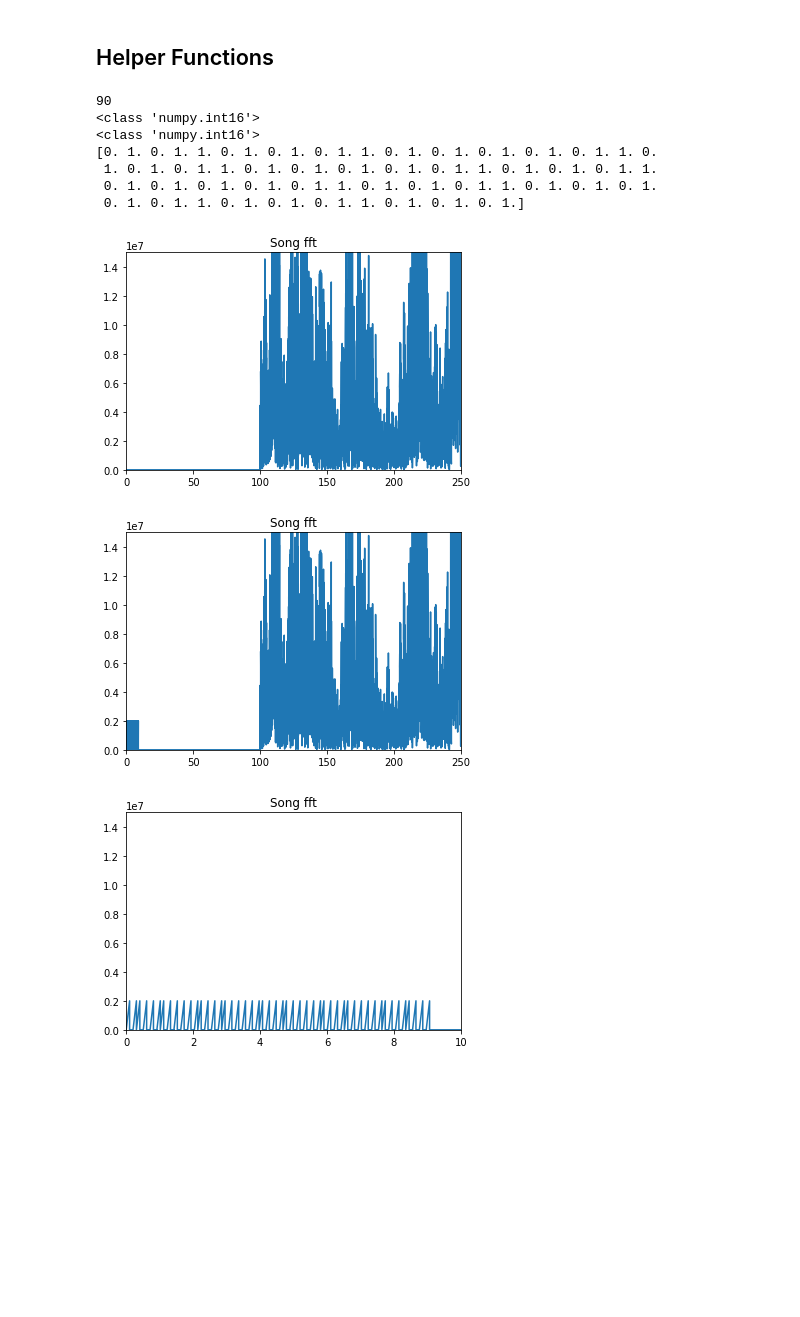
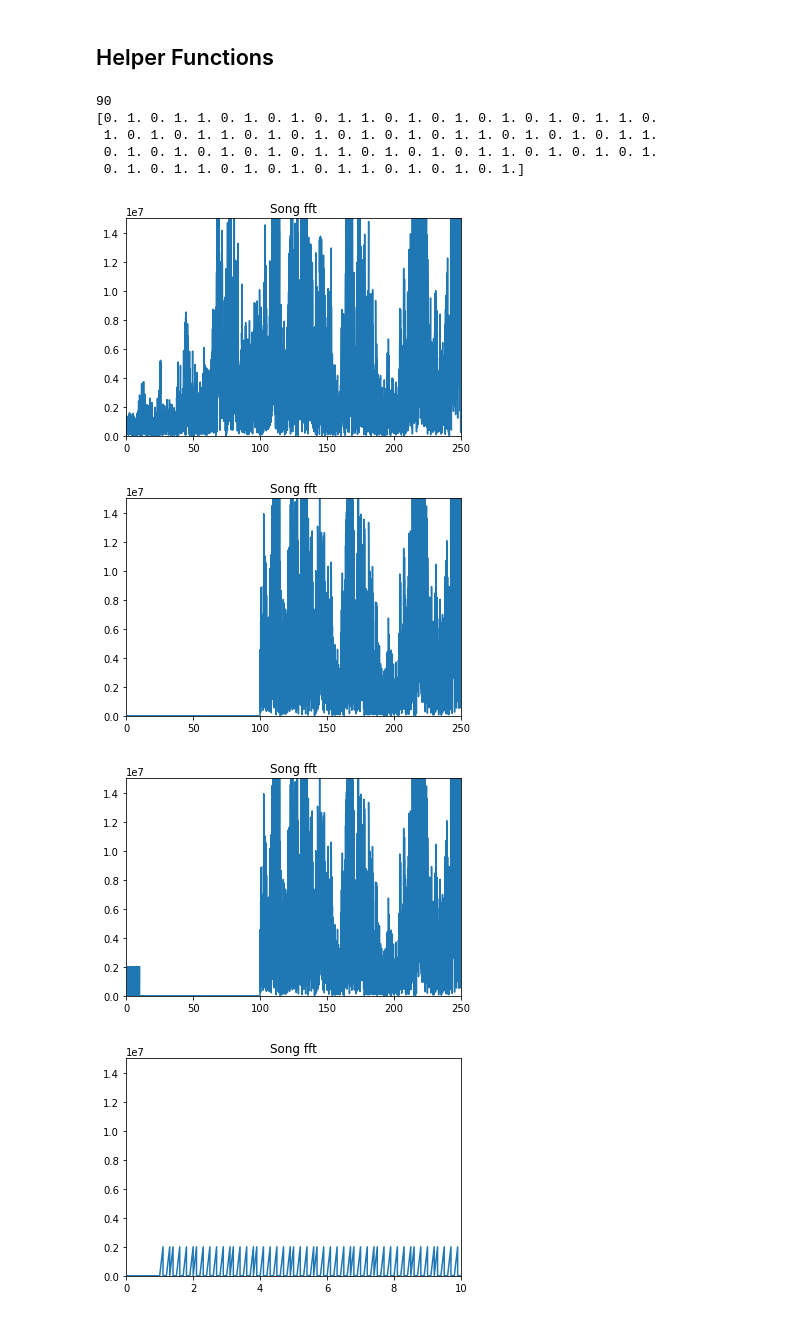
Before and after one commit to Carciax/EEE4114F-PRJ, a Jupyter notebook: Low Frequency Hiding.ipynb, the cells around one changed output. Saved outputs shown, nothing was run; the diff lists cells and outputs as text; code cells hidden in the pictures; blank space fills up the shorter version.

Commit message:
audio encoding and decoding

```diff
--- a/Low Frequency Hiding.ipynb
+++ b/Low Frequency Hiding.ipynb
@@ -57,20 +69,3 @@ def add_data(audio, data, ampl, fs, df, f_min):
-# %%
-def recover_data(audio, data_ampl, data_len, fs, df, f_min):
-    data = np.zeros(data_len)
-
-    f_data = np.linspace(f_min, f_min + (len(data)-1) * df, len(data))
-    f_audio = np.fft.rfftfreq(len(audio), 1/fs)
-    audio_fft = np.fft.rfft(audio)
-
-    f_d = 0
-    for f in range(len(f_audio)):
-        if (f_data[f_d] >= f_audio[f]):
-            if (audio_fft[f] > data_ampl/2):
-                data[f_d] = 1
-            f_d += 1
-            if f_d == len(f_data):
-                break
-    return data
 # %% [markdown]
 ## Encryption Functions
 # %% [markdown]
@@ -87,28 +82,31 @@ def plot_fft(audio, fs, f_max = 250):
 # %%
 DELTA_FREQUENCIES = 0.1 # Hz
 LOWEST_FREQUENCY = 1 # Hz
 data = [0, 1, 0, 1, 1, 0, 1, 0, 1, 0, 1, 1, 0, 1, 0, 1, 0, 1, 0, 1, 0, 1, 1, 0, 1, 0, 1, 0, 1, 1, 0, 1, 0, 1, 0, 1, 0, 1, 0, 1, 1, 0, 1, 0, 1, 0, 1, 1, 0, 1, 0, 1, 0, 1, 0, 1, 0, 1, 1, 0, 1, 0, 1, 0, 1, 1, 0, 1, 0, 1, 0, 1, 0, 1, 0, 1, 1, 0, 1, 0, 1, 0, 1, 1, 0, 1, 0, 1, 0, 1]
 print(len(data))
 
-fs, audio = audio_from_wav('bumblebee_small.wav')
-pad_audio(audio, fs, DELTA_FREQUENCIES)
+fs, audio = audio_from_wav('AudioFiles/bumblebee_small.wav')
+N_original = len(audio)
+plot_fft(audio, fs)
+
+audio = pad_audio(audio, fs, DELTA_FREQUENCIES)
 audio = remove_low_frequencies(audio, fs, 100)
 plot_fft(audio, fs)
+
 audio = add_data(audio, data, 0.2e7, fs, DELTA_FREQUENCIES, LOWEST_FREQUENCY)
 plot_fft(audio, fs)
 plot_fft(audio, fs, 10)
-audio_to_wav(audio, 'bumblebee_small_with_data.wav', fs)
+audio_to_wav(audio, 'AudioFiles/bumblebee_small_with_data.wav', fs, N_original)
 
 data_r = recover_data(audio, 0.2e7, len(data), fs, DELTA_FREQUENCIES, LOWEST_FREQUENCY)
 print(data_r)
 # %% [output]
 90
-<class 'numpy.int16'>
-<class 'numpy.int16'>
 [0. 1. 0. 1. 1. 0. 1. 0. 1. 0. 1. 1. 0. 1. 0. 1. 0. 1. 0. 1. 0. 1. 1. 0.
  1. 0. 1. 0. 1. 1. 0. 1. 0. 1. 0. 1. 0. 1. 0. 1. 1. 0. 1. 0. 1. 0. 1. 1.
  0. 1. 0. 1. 0. 1. 0. 1. 0. 1. 1. 0. 1. 0. 1. 0. 1. 1. 0. 1. 0. 1. 0. 1.
  0. 1. 0. 1. 1. 0. 1. 0. 1. 0. 1. 1. 0. 1. 0. 1. 0. 1.]
-[figure, old version]
+[figure, new version]
-[figure, old version]
+[figure, new version]
-[figure, old version]
+[figure, new version]
+[figure, added]
```
Also changed, not shown: parts of 4 cells of this notebook, 13 other files.
